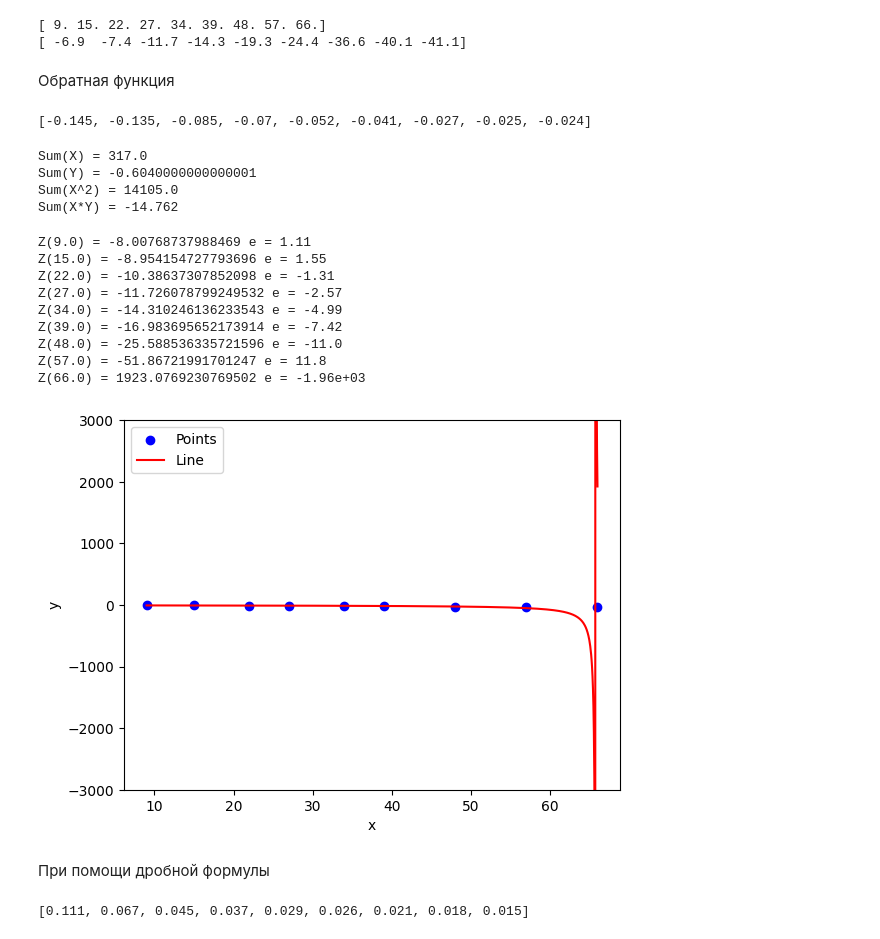
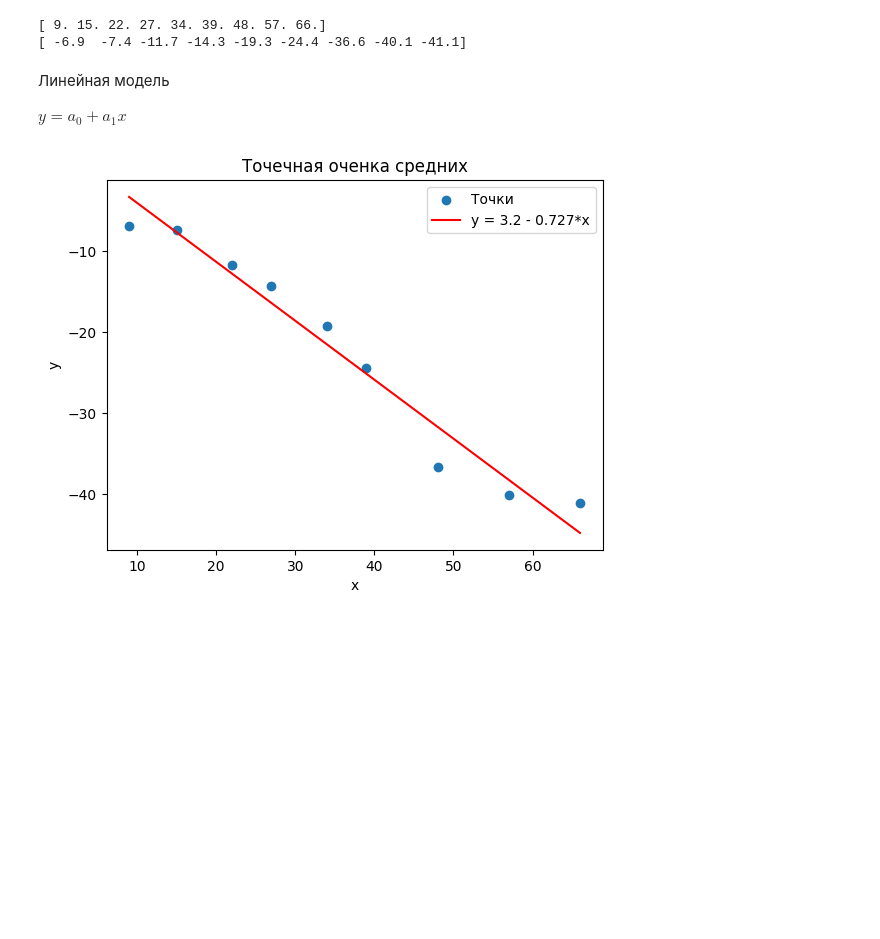
Before and after one commit to Romariok/Mathematical-statistics, a Jupyter notebook: lab7/main.ipynb, the cells around one changed output. Saved outputs shown, nothing was run; the diff lists cells and outputs as text; code cells hidden in the pictures; blank space fills up the shorter version.

```diff
--- a/lab7/main.ipynb
+++ b/lab7/main.ipynb
@@ -18,67 +10,23 @@ print(y)
 # %% [output]
 [ 9. 15. 22. 27. 34. 39. 48. 57. 66.]
 [ -6.9  -7.4 -11.7 -14.3 -19.3 -24.4 -36.6 -40.1 -41.1]
-# %% [markdown]
-Обратная функция
-# %%
-new_y = [round(1/i,3) for i in y]
-new_y
-# %% [output]
-[-0.145, -0.135, -0.085, -0.07, -0.052, -0.041, -0.027, -0.025, -0.024]
-# %%
-sumx = sum(x)
-sumy = sum(new_y)
-sumxx = sum([i**2 for i in x])
-sumxy = sum([x[i]*new_y[i] for i in range(len(x))])
-
-print(f"Sum(X) = {sumx}")
-print(f"Sum(Y) = {sumy}")
-print(f"Sum(X^2) = {sumxx}")
-print(f"Sum(X*Y) = {sumxy}")
-# %% [output]
-Sum(X) = 317.0
-Sum(Y) = -0.6040000000000001
-Sum(X^2) = 14105.0
-Sum(X*Y) = -14.762
-# %%
-def z(t):
-   return 1/(-0.14468 + 0.0022*t)
-
-for i in range(len(y)):
-    print(f"Z({x[i]}) = {z(x[i])} e = {y[i]-z(x[i]):.3}")
-# %% [output]
-Z(9.0) = -8.00768737988469 e = 1.11
-Z(15.0) = -8.954154727793696 e = 1.55
-Z(22.0) = -10.38637307852098 e = -1.31
-Z(27.0) = -11.726078799249532 e = -2.57
-Z(34.0) = -14.310246136233543 e = -4.99
-Z(39.0) = -16.983695652173914 e = -7.42
-Z(48.0) = -25.588536335721596 e = -11.0
-Z(57.0) = -51.86721991701247 e = 11.8
-Z(66.0) = 1923.0769230769502 e = -1.96e+03
+# %% [markdown]
+Линейная модель
+
+$y = a_0 + a_1x$
 # %%
-plt.scatter(x, y, color='blue', label='Points')
+plt.scatter(x, y, label='Точки')
 
-x_line = np.linspace(min(x), max(x), 1000)
-
-y_line = [z(t) for t in x_line]
-
-plt.plot(x_line, y_line, color='red', label='Line')
+x1 = np.linspace(min(x), max(x), 100)
+y_func = 3.2 - 0.727*x1
+plt.plot(x1, y_func, label='y = 3.2 - 0.727*x', color='red')
 
 plt.xlabel('x')
 plt.ylabel('y')
+plt.title('Точечная оченка средних')
+
 plt.legend()
 
-ax = plt.gca()
-ax.set_ylim([-3000, 3000])
-
 plt.show()
 # %% [output]
-[figure, old version]
+[figure, new version]
-# %% [markdown]
-При помощи дробной формулы
-# %%
-new_x = [round(1/i,3) for i in x]
-new_x
-# %% [output]
-[0.111, 0.067, 0.045, 0.037, 0.029, 0.026, 0.021, 0.018, 0.015]
```
Also changed, not shown: parts of 18 cells of this notebook, 10 other files.
